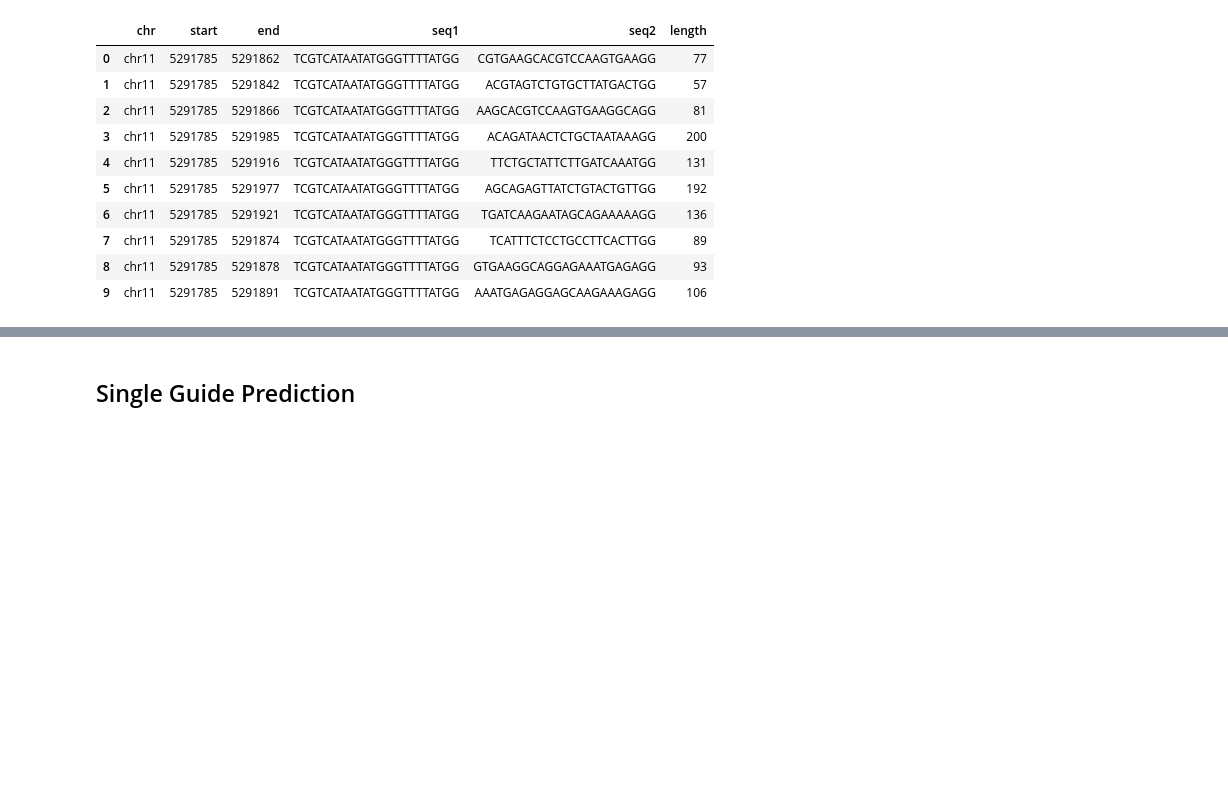
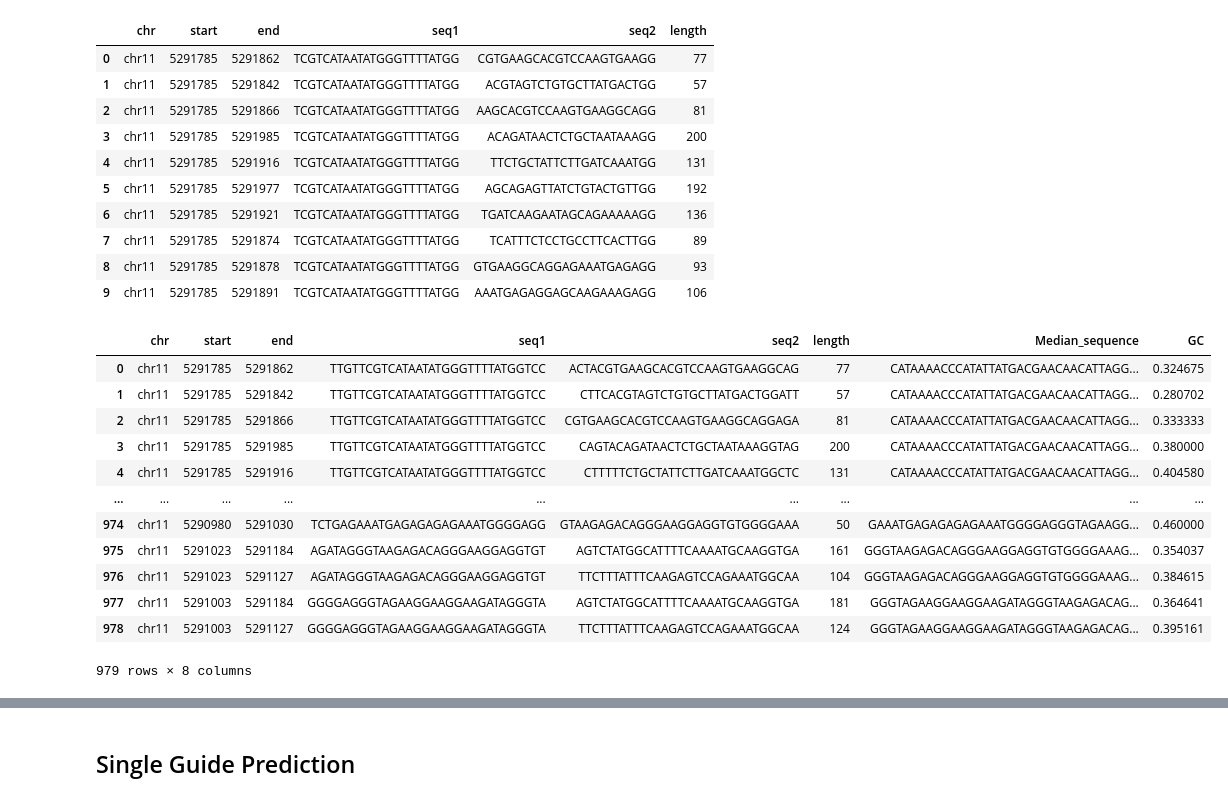
Before and after one commit to xmuhuanglab/DeepDC, a Jupyter notebook: DataProcess.ipynb, the cells around one changed output, grey strips where cells are left out. Saved outputs shown, nothing was run; the diff lists cells and outputs as text; code cells hidden in the pictures; blank space fills up the shorter version.

```diff
--- a/DataProcess.ipynb
+++ b/DataProcess.ipynb
@@ -199,6 +204,22 @@ with Fasta("genome_ref/hg38.fa") as hg38:
     test_data['Median_sequence']=test_data.apply( lambda x: hg38[x['chr']][ x['start']:x['end'] ].seq.upper() , axis=1 )
 test_data['GC']=gc_content(test_data['Median_sequence'])
 test_data['length'] = abs(test_data['end'] - test_data['start'])
+# %%
+test_data
+# %% [output]
+|  | chr | start | end | seq1 | seq2 | length | Median_sequence | GC |
+| 0 | chr11 | 5291785 | 5291862 | TTGTTCGTCATAATATGGGTTTTATGGTCC | ACTACGTGAAGCACGTCCAAGTGAAGGCAG | 77 | CATAAAACCCATATTATGACGAACAACATTAGG... | 0.324675 |
+| 1 | chr11 | 5291785 | 5291842 | TTGTTCGTCATAATATGGGTTTTATGGTCC | CTTCACGTAGTCTGTGCTTATGACTGGATT | 57 | CATAAAACCCATATTATGACGAACAACATTAGG... | 0.280702 |
+| 2 | chr11 | 5291785 | 5291866 | TTGTTCGTCATAATATGGGTTTTATGGTCC | CGTGAAGCACGTCCAAGTGAAGGCAGGAGA | 81 | CATAAAACCCATATTATGACGAACAACATTAGG... | 0.333333 |
+| 3 | chr11 | 5291785 | 5291985 | TTGTTCGTCATAATATGGGTTTTATGGTCC | CAGTACAGATAACTCTGCTAATAAAGGTAG | 200 | CATAAAACCCATATTATGACGAACAACATTAGG... | 0.380000 |
+| 4 | chr11 | 5291785 | 5291916 | TTGTTCGTCATAATATGGGTTTTATGGTCC | CTTTTTCTGCTATTCTTGATCAAATGGCTC | 131 | CATAAAACCCATATTATGACGAACAACATTAGG... | 0.404580 |
+| ... | ... | ... | ... | ... | ... | ... | ... | ... |
+| 974 | chr11 | 5290980 | 5291030 | TCTGAGAAATGAGAGAGAGAAATGGGGAGG | GTAAGAGACAGGGAAGGAGGTGTGGGGAAA | 50 | GAAATGAGAGAGAGAAATGGGGAGGGTAGAAGG... | 0.460000 |
+| 975 | chr11 | 5291023 | 5291184 | AGATAGGGTAAGAGACAGGGAAGGAGGTGT | AGTCTATGGCATTTTCAAAATGCAAGGTGA | 161 | GGGTAAGAGACAGGGAAGGAGGTGTGGGGAAAG... | 0.354037 |
+| 976 | chr11 | 5291023 | 5291127 | AGATAGGGTAAGAGACAGGGAAGGAGGTGT | TTCTTTATTTCAAGAGTCCAGAAATGGCAA | 104 | GGGTAAGAGACAGGGAAGGAGGTGTGGGGAAAG... | 0.384615 |
+| 977 | chr11 | 5291003 | 5291184 | GGGGAGGGTAGAAGGAAGGAAGATAGGGTA | AGTCTATGGCATTTTCAAAATGCAAGGTGA | 181 | GGGTAGAAGGAAGGAAGATAGGGTAAGAGACAG... | 0.364641 |
+| 978 | chr11 | 5291003 | 5291127 | GGGGAGGGTAGAAGGAAGGAAGATAGGGTA | TTCTTTATTTCAAGAGTCCAGAAATGGCAA | 124 | GGGTAGAAGGAAGGAAGATAGGGTAAGAGACAG... | 0.395161 |
+979 rows × 8 columns
 # %%
 test_data['DNase']=gain_series_TPM( test_data, epi='DNase'  , cellline='K562', genome='hg38', lo=None)
 test_data['ATAC'] =gain_series_TPM( test_data, epi='ATAC'   , cellline='K562', genome='hg38', lo=None)
```
Also changed, not shown: parts of 11 cells of this notebook, 1 other file.
